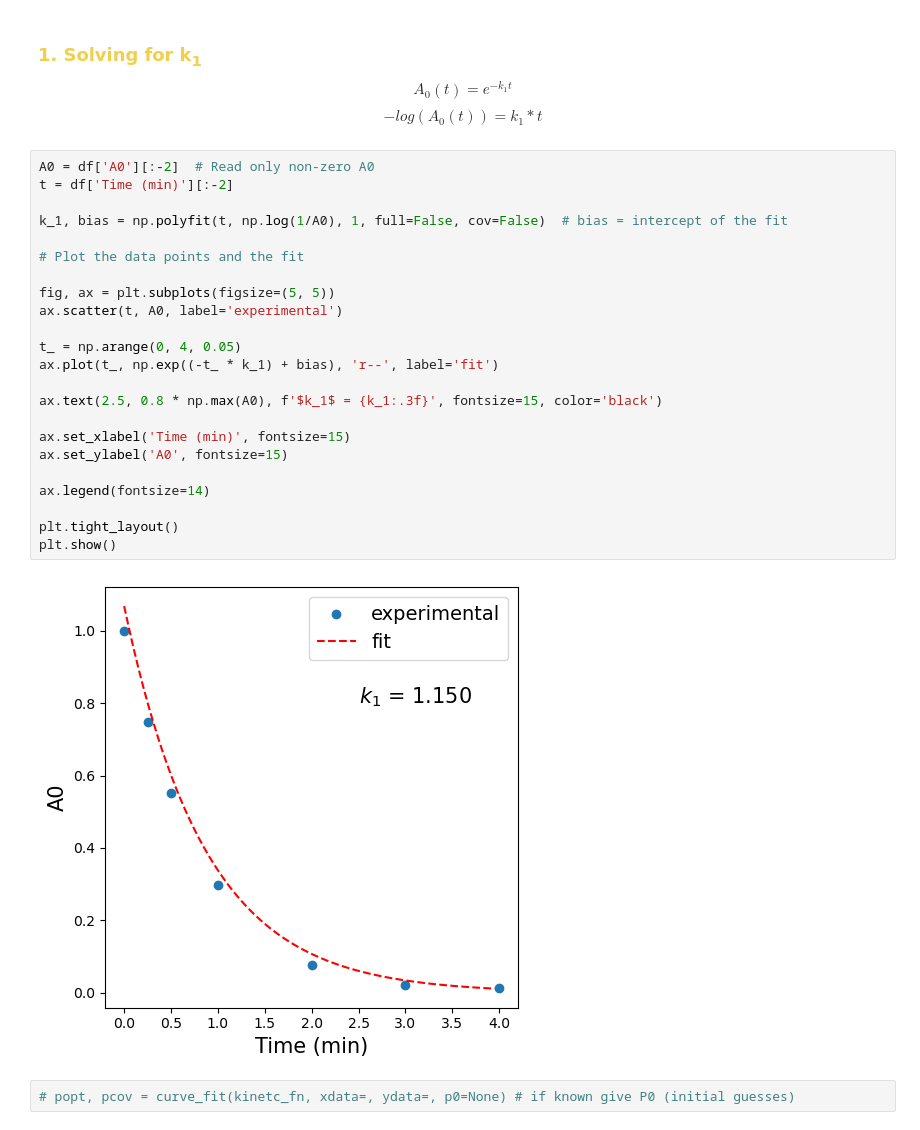
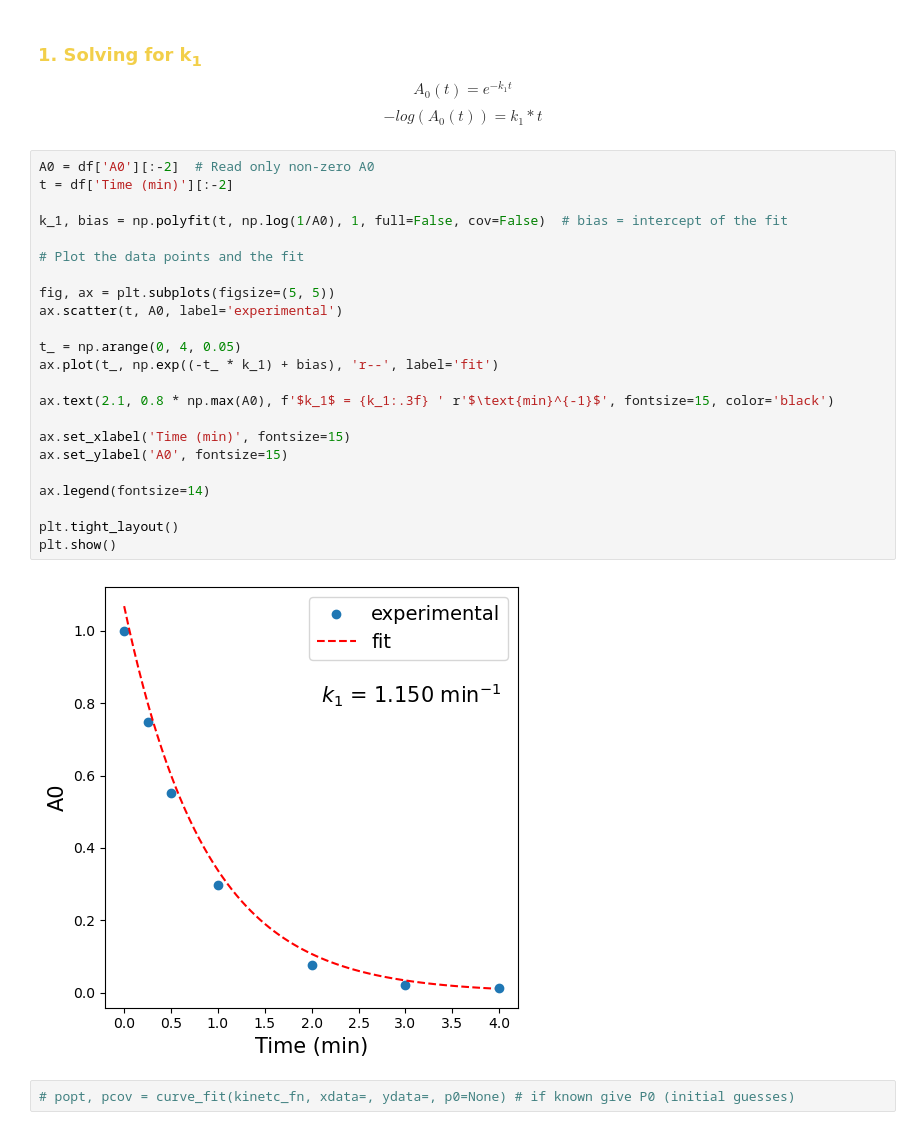
Before and after one commit to PDNALab/kinetic_fit, a Jupyter notebook: kinetic_fit.ipynb, the cells around one changed output. Cells and saved outputs as stored; diff of their text form.

```diff
--- a/kinetic_fit.ipynb
+++ b/kinetic_fit.ipynb
@@ -45,28 +45,28 @@ $$ -log(A_0(t)) = k_1*t $$
 # %%
 A0 = df['A0'][:-2]  # Read only non-zero A0
 t = df['Time (min)'][:-2]
 
 k_1, bias = np.polyfit(t, np.log(1/A0), 1, full=False, cov=False)  # bias = intercept of the fit
 
 # Plot the data points and the fit
 
 fig, ax = plt.subplots(figsize=(5, 5))
 ax.scatter(t, A0, label='experimental')
 
 t_ = np.arange(0, 4, 0.05)
 ax.plot(t_, np.exp((-t_ * k_1) + bias), 'r--', label='fit')
 
-ax.text(2.5, 0.8 * np.max(A0), f'$k_1$ = {k_1:.3f}', fontsize=15, color='black')
+ax.text(2.1, 0.8 * np.max(A0), f'$k_1$ = {k_1:.3f} ' r'$\text{min}^{-1}$', fontsize=15, color='black')
 
 ax.set_xlabel('Time (min)', fontsize=15)
 ax.set_ylabel('A0', fontsize=15)
 
 ax.legend(fontsize=14)
 
 plt.tight_layout()
 plt.show()
 # %% [output]
-[figure, old version]
+[figure, new version]
 # %%
 # popt, pcov = curve_fit(kinetc_fn, xdata=, ydata=, p0=None) # if known give P0 (initial guesses)
 # %% [markdown]
```
